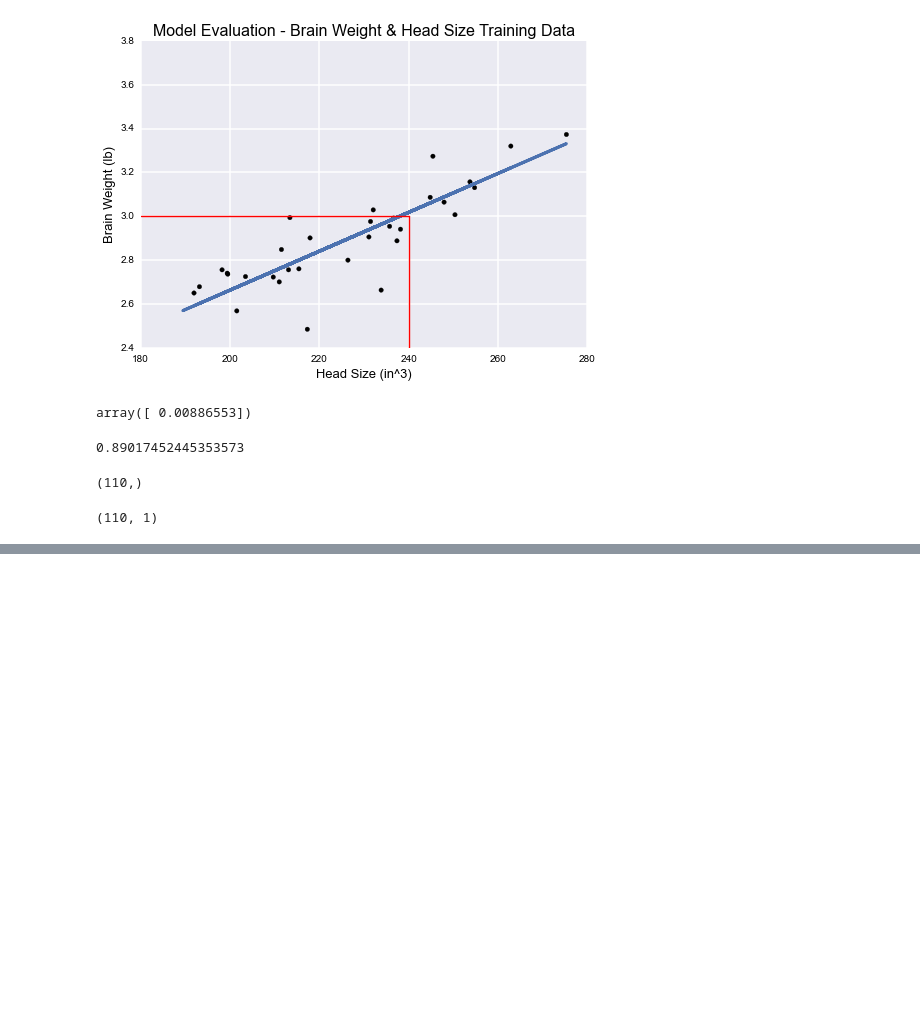
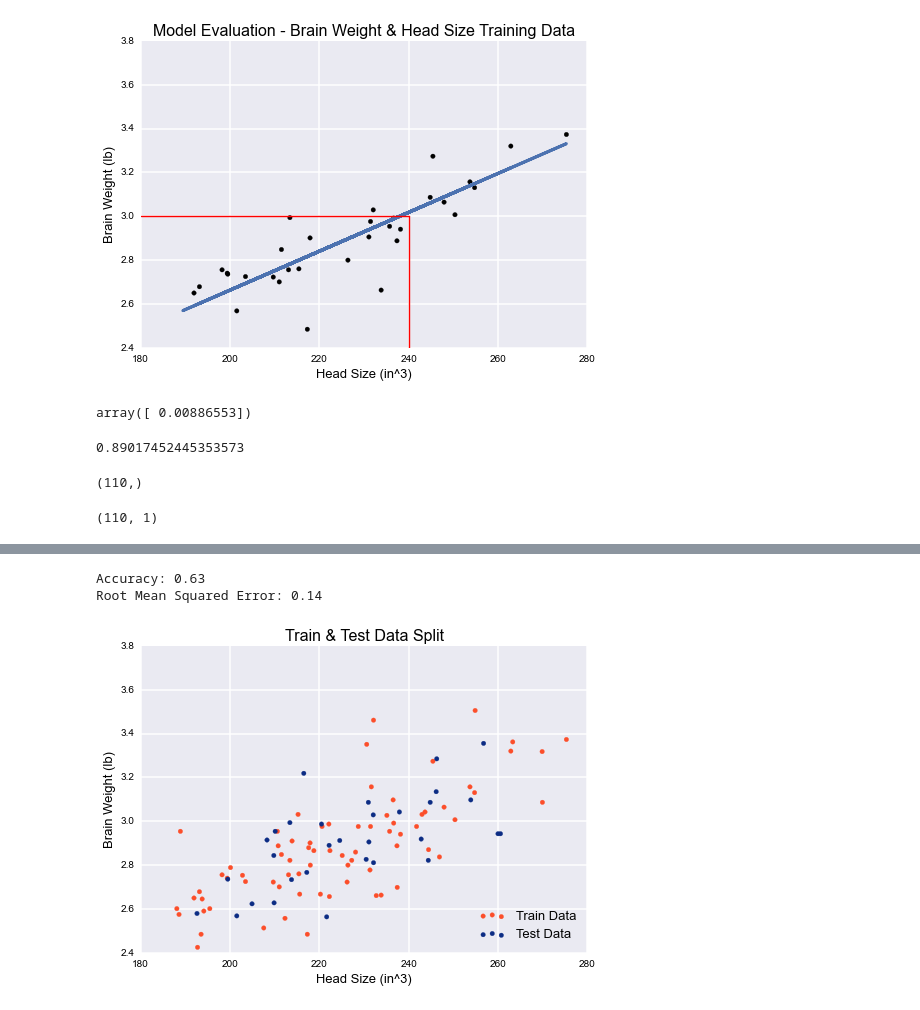
Before and after one commit to nyghtowl/PyCon_2014, a Jupyter notebook: Linear_Regression_WB.ipynb, the cells around one changed output, grey strips where cells are left out. Cells and saved outputs as stored; diff of their text form; code cells hidden in the pictures; blank space fills up the shorter version.

Commit message:
Added additional graphs and made changes on colors to improve how it looks on the slides.

```diff
--- a/Linear_Regression_WB.ipynb
+++ b/Linear_Regression_WB.ipynb
@@ -195,0 +200,17 @@ temp.shape
+# %%
+data = load_data('./data/both_brain_body.txt')
+# %%
+X, y = np.array(data['Head_Size']), np.array(data['Brain_Weight'])
+# %%
+X_train, X_test, y_train, y_test = create_datasets(X[:,np.newaxis], y, 1)
+# %%
+model = build_model(X_train, y_train)
+# %%
+predict_eval(model, X_test, y_test)
+# %% [output]
+Accuracy: 0.63
+Root Mean Squared Error: 0.14
+# %%
+scatter_split_plot(model, [X_train, X_test, y_train, y_test], 'Train & Test Data Split', 'split_scatter_ex.png')
+# %% [output]
+[figure, added]
```
Also changed, not shown: parts of 5 cells of this notebook, 5 other files.
